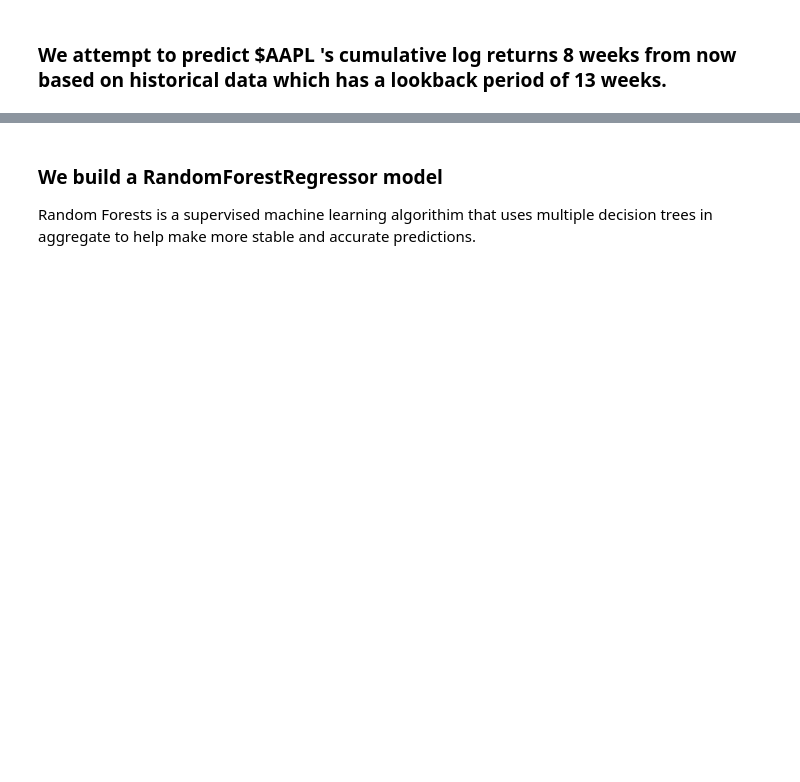
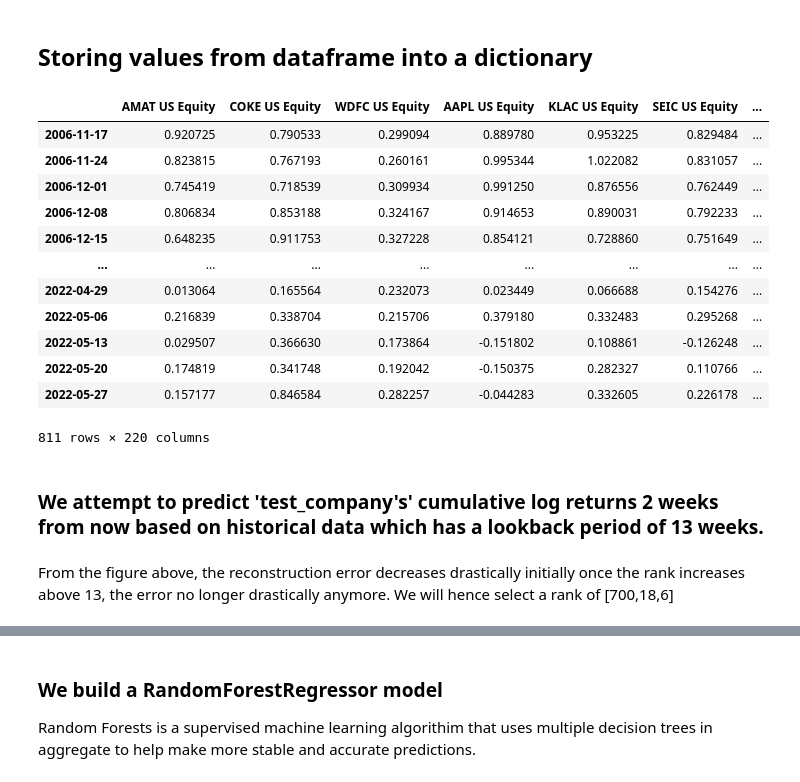
Before and after one commit to zxt18/Tucker-Decomposition-For-Stock-Returns-Forecasting, a Jupyter notebook: Finance_V2/data_preprocessing.ipynb, the cells around one changed output, grey strips where cells are left out. Cells and saved outputs as stored; diff of their text form; code cells hidden in the pictures; blank space fills up the shorter version.

```diff
--- a/Finance_V2/data_preprocessing.ipynb
+++ b/Finance_V2/data_preprocessing.ipynb
@@ -29,3 +22,5 @@ df_FR
+# %% [markdown]
+## Storing values from dataframe into a dictionary
 # %%
 # df_FR = pd.read_excel('FINANCIAL_RATIOS_f.xlsx', index_col =[0])
 price = None
@@ -38,8 +33,8 @@ for i,name in enumerate(FR_list) :
                     .set_index(df_FR.index)
                     )
 
-    if name not in ['PX_LAST', 'MCAP'] :
-        FR_dic[name] = (FR_dic[name] - FR_dic[name].mean()) / FR_dic[name].std()
+    # if name not in ['PX_LAST', 'MCAP'] :
+        # FR_dic[name] = (FR_dic[name] - FR_dic[name].mean()) / FR_dic[name].std()
 
     if name in ['PX_LAST'] :
 
@@ -47,10 +42,44 @@ for i,name in enumerate(FR_list) :
         FR_dic[name] = np.log(FR_dic[name])
         FR_dic[name] = FR_dic[name].diff()
 
-    # if name in ['MCAP'] :
-    #     FR_dic[name] = FR_dic[name] - FR_dic[name].shift(+1)
+
 
     FR_dic[name] = FR_dic[name][1:]
     n += NUMBER_OF_STOCKS + 2
 
 COLUMN_NAMES = FR_dic['PE'].columns
+FR_index = FR_dic['PE'].index
+# %%
+df_TI = pd.read_excel('TECH_NEW.xlsx', skiprows=[0])
+
+TI_dic = {}
+TI_list = ['BB_PERCENT', 'HURST', 'MOM', 'ROC','RSI','WLPR']
+n = 1
+
+for _, TI in enumerate(TI_list) :
+    filter_col = [col for col in df_TI if col.startswith(TI)]
+    TI_dic[TI] = (df_TI[filter_col]
+                 .set_axis(COLUMN_NAMES, axis=1)
+                 .set_index(df_TI['Dates'])
+                 .iloc[:-1]
+                 .fillna(method = 'ffill')
+                 .set_index(FR_index)
+                 )
+    # TI_dic[TI] = (TI_dic[TI] - TI_dic[TI].mean()) / TI_dic[TI].std()
+TI_dic.pop('ROC', None)
+TI_dic.pop('WLPR', None)
+TI_dic.pop('BB_PERCENT', None)
+# %% [output]
+|  | AMAT US Equity | COKE US Equity | WDFC US Equity | AAPL US Equity | KLAC US Equity | SEIC US Equity | ... |
+| 2006-11-17 | 0.920725 | 0.790533 | 0.299094 | 0.889780 | 0.953225 | 0.829484 | ... |
+| 2006-11-24 | 0.823815 | 0.767193 | 0.260161 | 0.995344 | 1.022082 | 0.831057 | ... |
+| 2006-12-01 | 0.745419 | 0.718539 | 0.309934 | 0.991250 | 0.876556 | 0.762449 | ... |
+| 2006-12-08 | 0.806834 | 0.853188 | 0.324167 | 0.914653 | 0.890031 | 0.792233 | ... |
+| 2006-12-15 | 0.648235 | 0.911753 | 0.327228 | 0.854121 | 0.728860 | 0.751649 | ... |
+| ... | ... | ... | ... | ... | ... | ... | ... |
+| 2022-04-29 | 0.013064 | 0.165564 | 0.232073 | 0.023449 | 0.066688 | 0.154276 | ... |
+| 2022-05-06 | 0.216839 | 0.338704 | 0.215706 | 0.379180 | 0.332483 | 0.295268 | ... |
+| 2022-05-13 | 0.029507 | 0.366630 | 0.173864 | -0.151802 | 0.108861 | -0.126248 | ... |
+| 2022-05-20 | 0.174819 | 0.341748 | 0.192042 | -0.150375 | 0.282327 | 0.110766 | ... |
+| 2022-05-27 | 0.157177 | 0.846584 | 0.282257 | -0.044283 | 0.332605 | 0.226178 | ... |
+811 rows × 220 columns
@@ -57,2 +89,2 @@ COLUMN_NAMES = FR_dic['PE'].columns
 # %% [markdown]
-### We attempt to predict $AAPL 's cumulative log returns 8 weeks from now based on historical data which has a lookback period of 13 weeks.
+### We attempt to predict 'test_company's' cumulative log returns 2 weeks from now based on historical data which has a lookback period of 13 weeks.
@@ -58,0 +114,2 @@ COLUMN_NAMES = FR_dic['PE'].columns
+# %% [markdown]
+From the figure above, the reconstruction error decreases drastically initially once the rank increases above 13, the error no longer drastically anymore. We will hence select a rank of [700,18,6]
```
Also changed, not shown: parts of 29 cells of this notebook, 4 other files.
